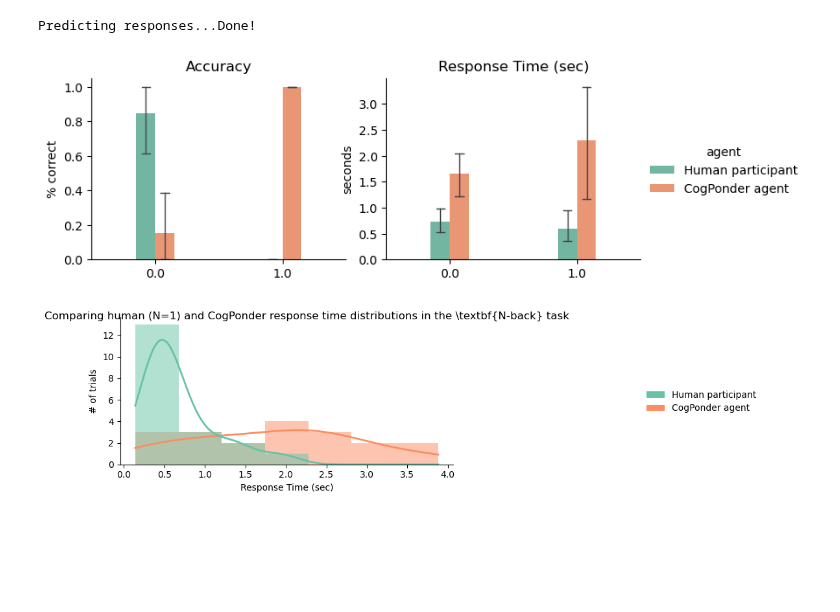
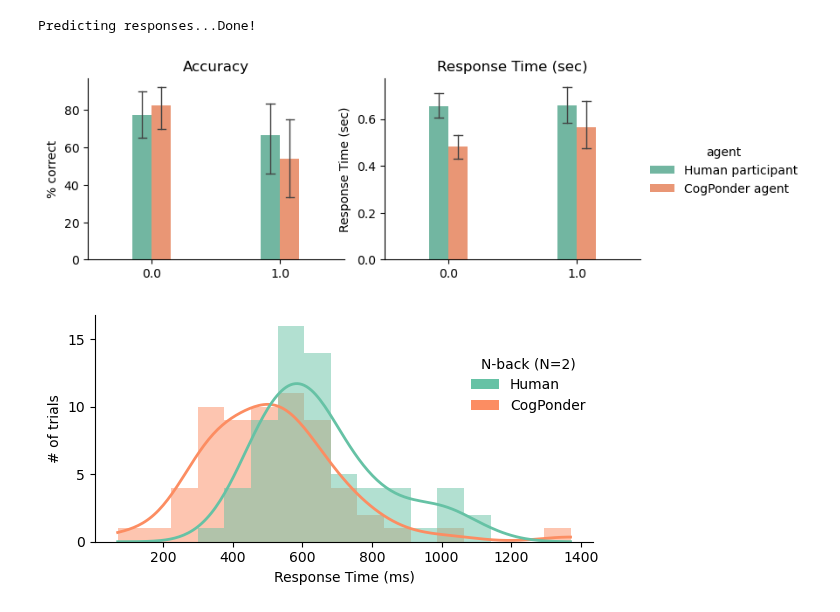
Before and after one commit to morteza/CogPonder, a Jupyter notebook: notebooks/figures/Figure3-NBack.ipynb, the cells around one changed output. Drawn from its saved outputs; the diff is of its cells as text; code cells hidden in the pictures; blank space fills up the shorter version.

Commit message:
update nback plots for ccn poster

```diff
--- a/notebooks/figures/Figure3-NBack.ipynb
+++ b/notebooks/figures/Figure3-NBack.ipynb
@@ -15,7 +15,7 @@ from src.cogponder.data import NBackSRODataset, CogPonderDataModule
 from pathlib import Path
 # %%
 # upon successful training, the model will be saved to this path
-CHECKPOINT_PATH = Path('models/checkpoints/nback/cogponder_epochs-138.ckpt')
+CHECKPOINT_PATH = Path('models/checkpoints/nback/cogponder_5subjects_991epochs.ckpt')
 
 device = 'cuda' if torch.cuda.is_available() else 'cpu'
 # %%
@@ -23,11 +23,12 @@ device = 'cuda' if torch.cuda.is_available() else 'cpu'
 
 print('Loading N-Back dataset... ', end='')
 
-max_epochs = 1000
+max_epochs = 2000
 batch_size = 1024
-step_duration = 20
+step_duration = 10
+n_subjects = 5
 
-dataset = NBackSRODataset(n_subjects=1, n_back=2, step_duration=step_duration)
+dataset = NBackSRODataset(n_subjects=n_subjects, n_back=2, step_duration=step_duration)
 datamodule = CogPonderDataModule(dataset, batch_size=batch_size, num_workers=8)
 datamodule.prepare_data()
 # determine some parameters from data
@@ -108,13 +112,13 @@ g = sns.catplot(
     width=.3, errorbar=('ci', 95), capsize=.065, errwidth=1,
     palette='Set2',
     sharex=False, sharey=False,
-    # hue_order=['Human participant', 'CogPonder agent'], order=['All', 'Non-target', 'Target'],)
+    # hue_order=['Human', 'CogPonder'], order=['All', 'Non-target', 'Target'],)
 )
 # g.add_legend(loc='upper left', bbox_to_anchor=(.95, .8))
 
 g.axes[0,0].set_ylabel('% correct')
 g.axes[0,0].set_title('Accuracy')
-g.axes[0,1].set_ylabel('seconds')
+g.axes[0,1].set_ylabel('Response Time (sec)')
 g.axes[0,1].set_title('Response Time (sec)')
 g.axes[0,0].set_xlabel(None)
 g.axes[0,1].set_xlabel(None)
@@ -123,41 +127,45 @@ g.axes[0,1].set_xlabel(None)
 plt.savefig('outputs/figures/figure3-nback.png', dpi=300)
 plt.show()
 # %% [output]
-[figure, old version]
+[figure, new version]
 # %%
 # Figure 4
+
+# TODO: use the original plot data
+# TODO: use sec instead of ms
+# TODO: update x-axis labels (from dataset context)
+
 
 plot_data = pd.DataFrame({
     'rt_true': rt_human * dataset.step_duration,
     'rt_pred': rt_pred * dataset.step_duration,
 }).melt()
-
-plot_data['value'] = plot_data['value'] / 1000.0  # to seconds
 
 g = sns.displot(
     data=plot_data, x='value', hue='variable',
     kind='hist', kde=True, fill=True, common_norm=False,
     lw=0, alpha=.5, height=3, aspect=2,
     kde_kws={'cut': 0, 'clip': (0, 2000)},
     line_kws={'linewidth': 2},
     palette='Set2',
     hue_order=['rt_true', 'rt_pred'],
     legend=True
 )
 
 # replace labels
-g._legend.set_title(None)
-g.legend.set_bbox_to_anchor((1.6, .5))
-for t, l in zip(g._legend.texts, ['Human participant', 'CogPonder agent']):
+g._legend.set_title('N-back (N=2)')
+g.legend.set_bbox_to_anchor((0.8, .7))
+for t, l in zip(g._legend.texts, ['Human', 'CogPonder']):
     t.set_text(l)
 
 g._legend.legend_handles[0].set_alpha(1)
 g._legend.legend_handles[1].set_alpha(1)
 
-g.ax.set(xlabel='Response Time (sec)', ylabel='# of trials')
+g.ax.set(yticks=[0, 5, 10, 15])
 
-plt.suptitle('Comparing human (N=1) and CogPonder response time distributions in the \\textbf{N-back} task')
+g.ax.set(xlabel='Response Time (ms)', ylabel='# of trials')
+
 plt.savefig('outputs/figures/figure4-nback.png', dpi=300)
 plt.show()
 # %% [output]
-[figure, old version]
+[figure, new version]
```
Also changed, not shown: parts of 1 cell of this notebook, 2 other files.
